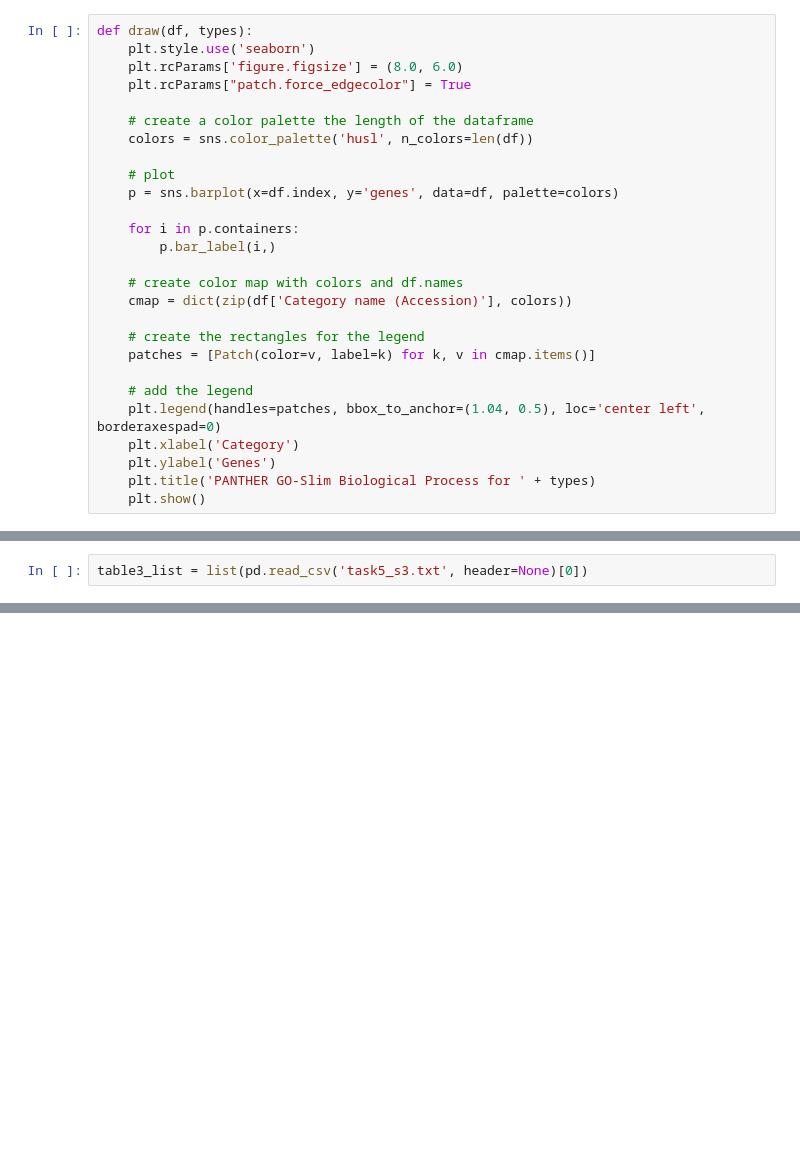
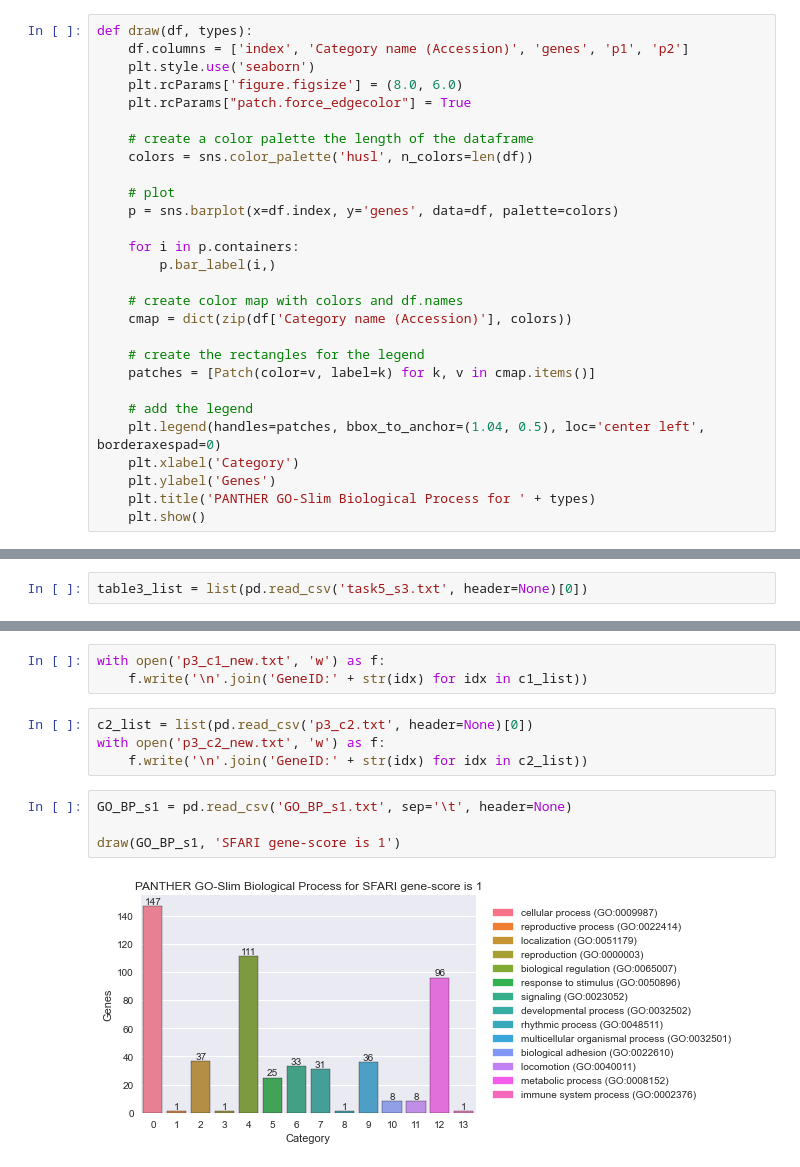
Before and after one commit to gong7788/biocw2, a Jupyter notebook: cw2_part3.ipynb, the cells around one changed output, grey strips where cells are left out. Saved outputs shown, nothing was run; the diff lists cells and outputs as text; blank space fills up the shorter version.

Commit message:
complete graph

```diff
--- a/cw2_part3.ipynb
+++ b/cw2_part3.ipynb
@@ -239,6 +239,7 @@ plt.show()
 [figure]
 # %%
 def draw(df, types):
+    df.columns = ['index', 'Category name (Accession)', 'genes', 'p1', 'p2']
     plt.style.use('seaborn')
     plt.rcParams['figure.figsize'] = (8.0, 6.0)
     plt.rcParams["patch.force_edgecolor"] = True
@@ -298,0 +321,13 @@ with open('task5_s3_new.txt', 'w') as f:
+# %%
+with open('p3_c1_new.txt', 'w') as f:
+    f.write('\n'.join('GeneID:' + str(idx) for idx in c1_list))
+# %%
+c2_list = list(pd.read_csv('p3_c2.txt', header=None)[0])
+with open('p3_c2_new.txt', 'w') as f:
+    f.write('\n'.join('GeneID:' + str(idx) for idx in c2_list))
+# %%
+GO_BP_s1 = pd.read_csv('GO_BP_s1.txt', sep='\t', header=None)
+
+draw(GO_BP_s1, 'SFARI gene-score is 1')
+# %% [output]
+[figure, added]
```
Also changed, not shown: parts of 3 cells of this notebook, 13 other files.
